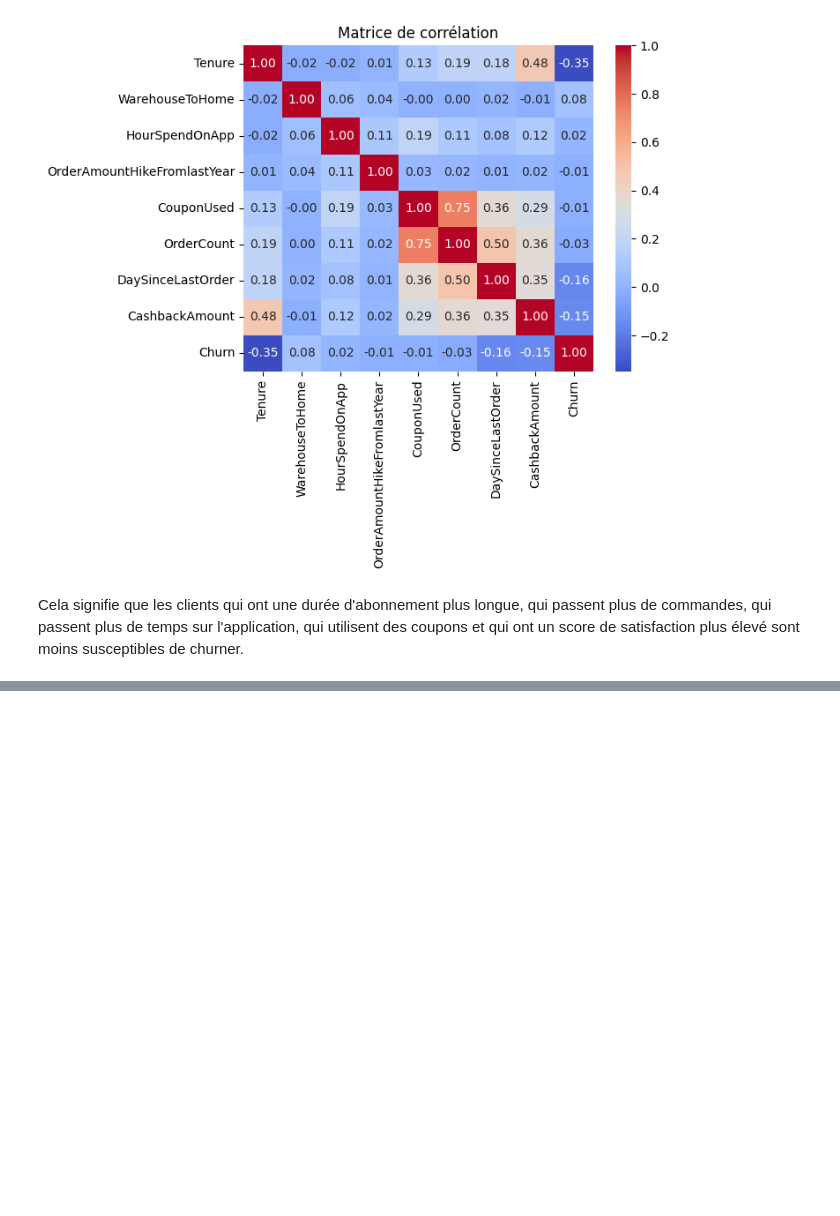
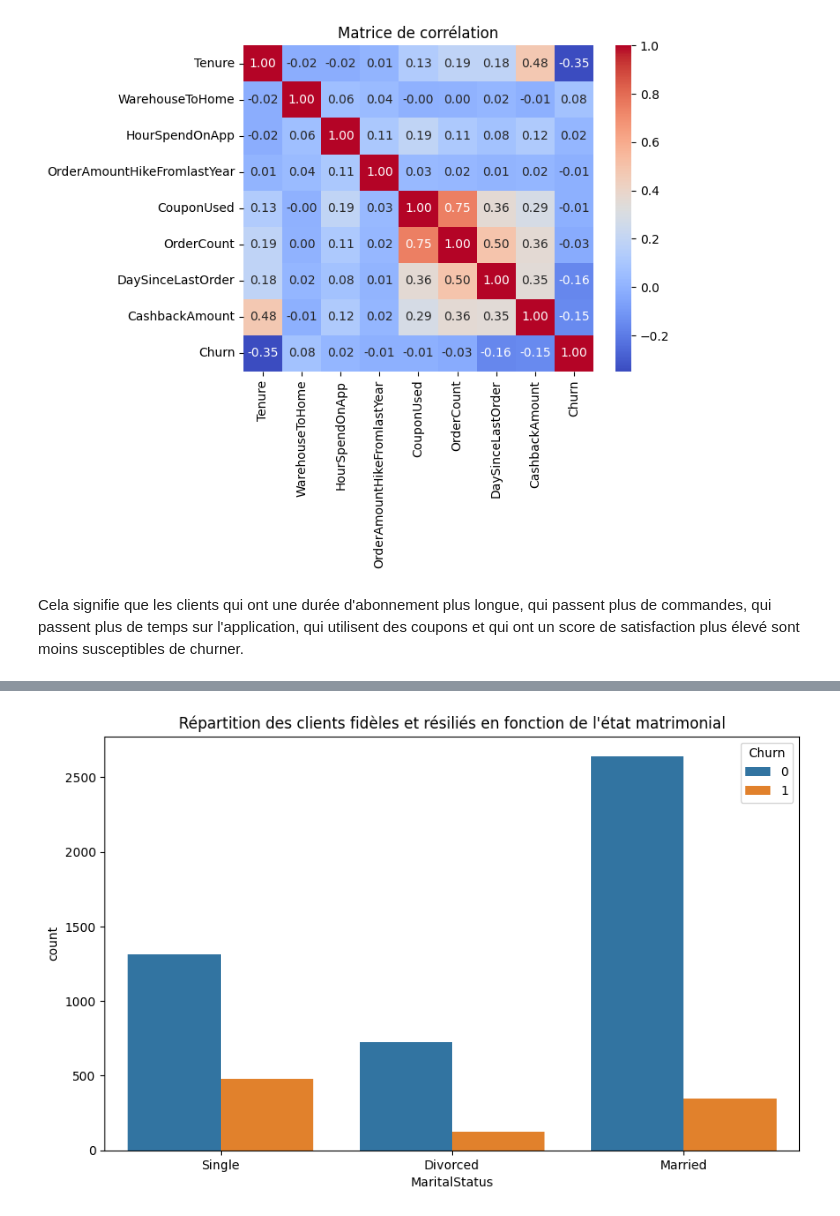
Before and after one commit to k-chanez/Churn-prediction, a Jupyter notebook: churn.ipynb, the cells around one changed output, grey strips where cells are left out. Cells and saved outputs as stored; diff of their text form; code cells hidden in the pictures; blank space fills up the shorter version.

```diff
--- a/churn.ipynb
+++ b/churn.ipynb
@@ -243,0 +254,8 @@ Matrice de confusion:
+# %%
+# Répartition des clients fidèles et résiliés en fonction de l'état matrimonial
+plt.figure(figsize=(10, 6))
+sns.countplot(x='MaritalStatus', hue='Churn', data=df)
+plt.title('Répartition des clients fidèles et résiliés en fonction de l\'état matrimonial')
+plt.show()
+# %% [output]
+[figure, added]
```
Also changed, not shown: parts of 3 cells of this notebook.
